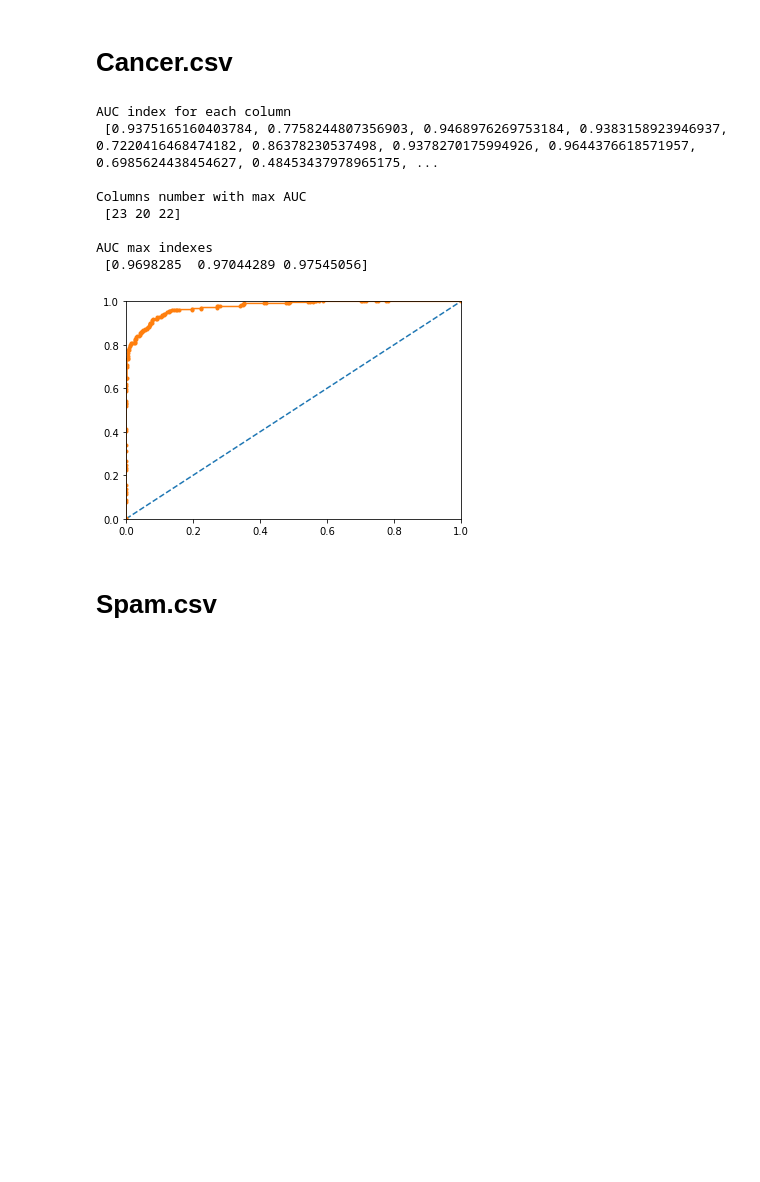
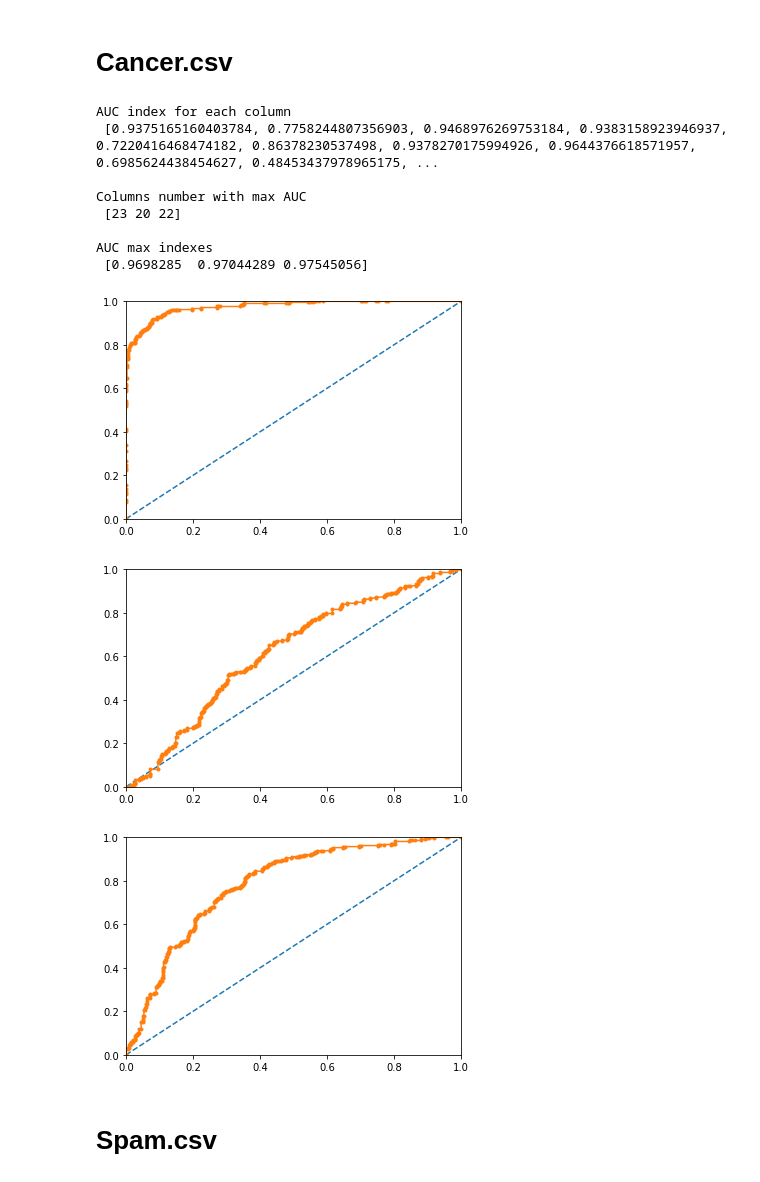
Before and after one commit to enterlina/ML, a Jupyter notebook: HW3_ROCAUC.ipynb, the cells around one changed output. Saved outputs shown, nothing was run; the diff lists cells and outputs as text; code cells hidden in the pictures; blank space fills up the shorter version.

```diff
--- a/HW3_ROCAUC.ipynb
+++ b/HW3_ROCAUC.ipynb
@@ -35,41 +35,44 @@ print(' \nAUC index for each column \n', auc_ind)
 ind_max = find_max_ind(auc_ind)[0]
 
 print(' \nColumns number with max AUC \n', ind_max)
 
 print(' \nAUC max indexes \n', find_max_ind(auc_ind)[1])
 
 df_1 = df.label
 
 df_label = df_1.values
 
 for i in range(len(df_label)):
     if df_label[i] == 'M':
         df_label[i] = 2
     elif df_label[i] == 'B':
         df_label[i] = 0
 df_label = list(df_label)
 
-column = df.iloc[:, ind_max[0]].values.tolist()
+for i in range(3):
+    column = df.iloc[:, ind_max[i]].values.tolist()
 
-r_curve = metrics.roc_curve(df_label, column, pos_label=2)
+    r_curve = metrics.roc_curve(df_label, column, pos_label=2)
 
-fpr, tpr, treshold = r_curve
+    fpr, tpr, treshold = r_curve
 
-pyplot.xlim(0, 1)
-pyplot.ylim(0, 1)
-pyplot.plot([0, 1], [0, 1], linestyle='--')
-pyplot.plot(fpr, tpr, marker='.')
-pyplot.show()
+    pyplot.xlim(0, 1)
+    pyplot.ylim(0, 1)
+    pyplot.plot([0, 1], [0, 1], linestyle='--')
+    pyplot.plot(fpr, tpr, marker='.')
+    pyplot.show()
 # %% [output]
 AUC index for each column
  [0.9375165160403784, 0.7758244807356903, 0.9468976269753184, 0.9383158923946937, 0.7220416468474182, 0.86378230537498, 0.9378270175994926, 0.9644376618571957, 0.6985624438454627, 0.48453437978965175, ...
 
 Columns number with max AUC
  [23 20 22]
 
 AUC max indexes
  [0.9698285  0.97044289 0.97545056]
 [figure]
+[figure, added]
+[figure, added]
 # %% [markdown]
 # Spam.csv
 # %%
```
Also changed, not shown: parts of 1 cell of this notebook.
